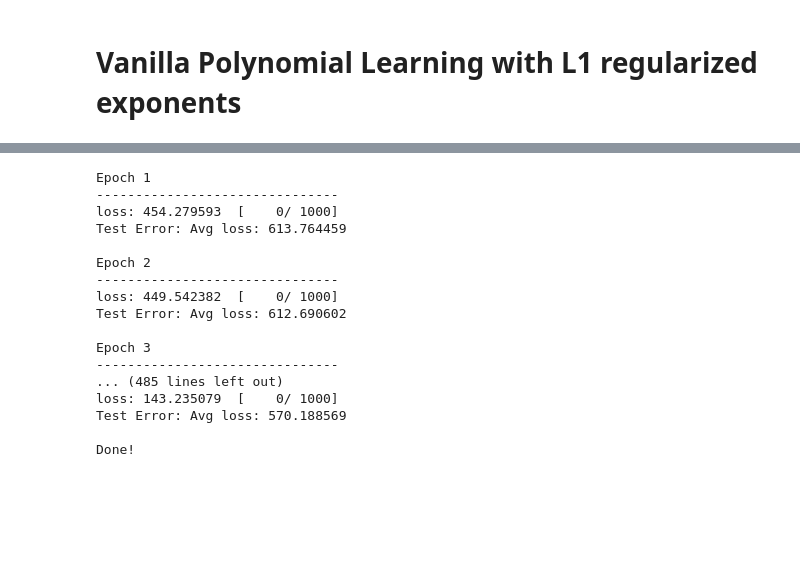
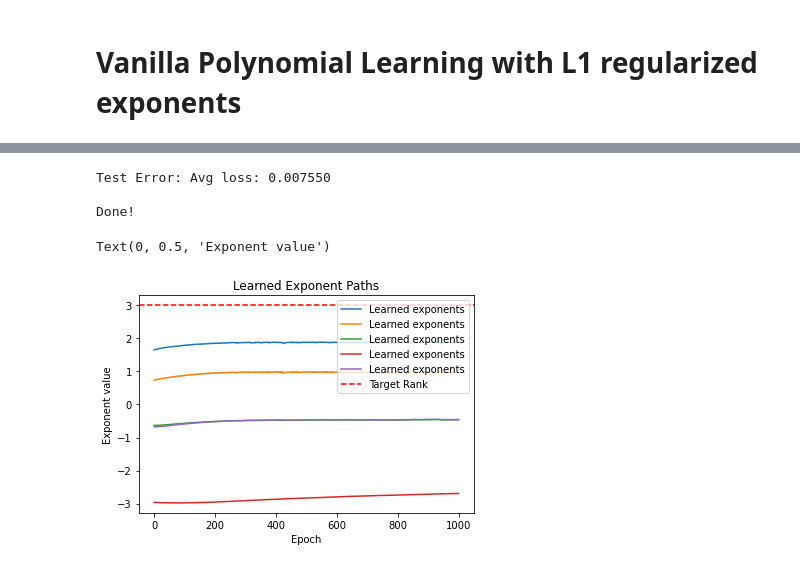
Before and after one commit to maruoss/polynomial-feature-learning, a Jupyter notebook: Sven/Experiments.ipynb, the cells around one changed output, grey strips where cells are left out. Cells and saved outputs as stored; diff of their text form; code cells hidden in the pictures; blank space fills up the shorter version.

```diff
--- a/Sven/Experiments.ipynb
+++ b/Sven/Experiments.ipynb
@@ -264,7 +219,8 @@ plt.legend()
 # %%
 class LogActivation(nn.Module):
     def forward(self, x):
-        return torch.log(1+x)
+        return torch.log(x)
+        return torch.log(torch.maximum(x, torch.tensor(1e-10)))
 
 class ExpActivation(nn.Module):
     def forward(self, x):
@@ -399,28 +299,30 @@ def test(dataloader, model, loss_fn):
 # %%
-epochs = 100
-for t in range(epochs):
-    print(f"Epoch {t+1}\n-------------------------------")
+epochs = 1000
+exponent_path = [model.dense_stack[1].weight.cpu().detach().numpy()]
+for t in tqdm(range(epochs)):
     train(train_dataloader, model, loss_fn, optimizer)
-    test(test_dataloader, model, loss_fn)
+    exponent_path.append(model.dense_stack[1].weight.cpu().detach().numpy())
+test(test_dataloader, model, loss_fn)
 print("Done!")
 # %% [output]
-Epoch 1
--------------------------------
-loss: 454.279593  [    0/ 1000]
-Test Error: Avg loss: 613.764459
-
-Epoch 2
--------------------------------
-loss: 449.542382  [    0/ 1000]
-Test Error: Avg loss: 612.690602
-
-Epoch 3
--------------------------------
-... (485 lines left out)
-loss: 143.235079  [    0/ 1000]
-Test Error: Avg loss: 570.188569
+Test Error: Avg loss: 0.007550
 
 Done!
+# %%
+paths = np.stack(exponent_path).squeeze()
+plt.plot(paths, label="Learned exponents")
+if paths.min() < -10:
+    plt.yscale('symlog')
+    plt.ylim(top = 1.5*max(3, paths.max()))
+
+plt.axhline(3, label='Target Rank', c="red", ls="--")
+plt.legend()
+plt.title("Learned Exponent Paths")
+plt.xlabel("Epoch")
+plt.ylabel("Exponent value")
+# %% [output]
+Text(0, 0.5, 'Exponent value')
+[figure, added]
 # %%
 train_x = training_data[:][0]
 test_x = test_data[:][0]
```
Also changed, not shown: parts of 25 cells of this notebook, 1 other file.
